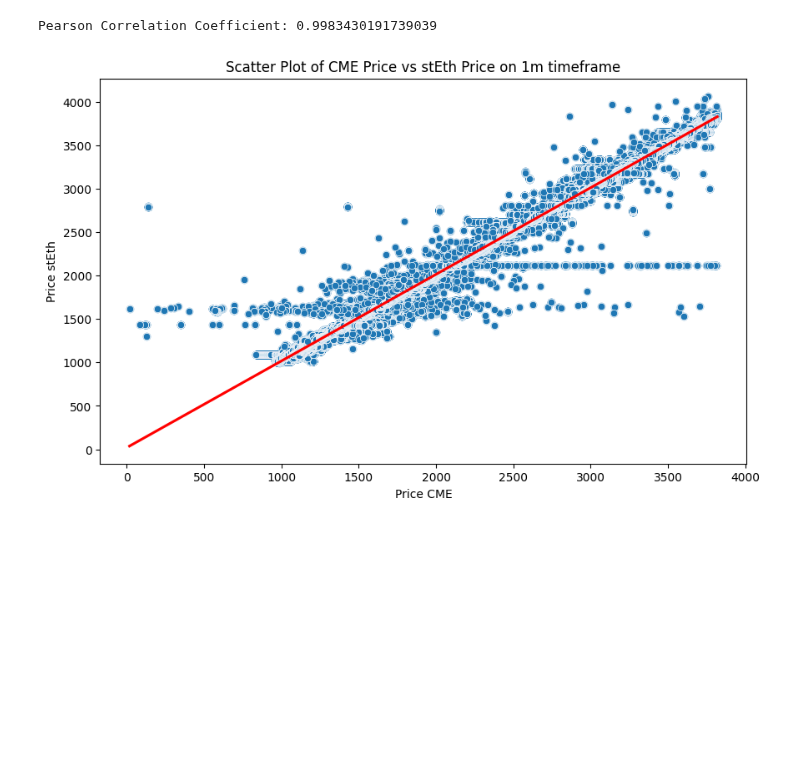
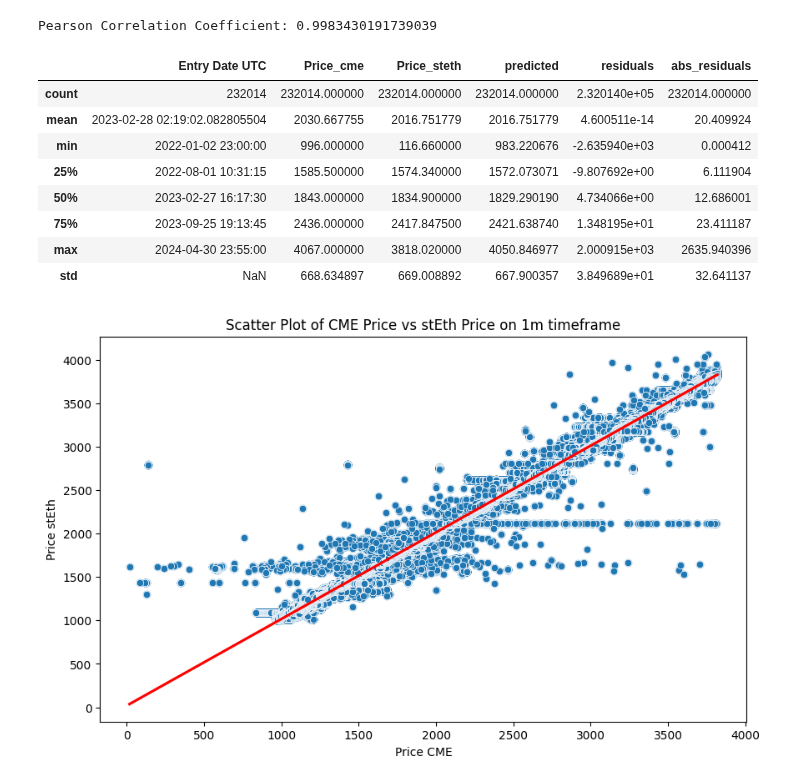
Before and after one commit to sjuanati/DataSciLabs, a Jupyter notebook: projects/cme/src/regression_all_tf.ipynb, the cells around one changed output. Drawn from its saved outputs; the diff is of its cells as text; code cells hidden in the pictures; blank space fills up the shorter version.

```diff
--- a/projects/cme/src/regression_all_tf.ipynb
+++ b/projects/cme/src/regression_all_tf.ipynb
@@ -109,6 +109,18 @@ show_scatter(dataset_5m, '5m')
 show_pearson_coef(dataset_5m)
 # %% [output]
 Pearson Correlation Coefficient: 0.9983430191739039
+# %%
+dataset_5m.describe()
+# %% [output]
+|  | Entry Date UTC | Price_cme | Price_steth | predicted | residuals | abs_residuals |
+| count | 232014 | 232014.000000 | 232014.000000 | 232014.000000 | 2.320140e+05 | 232014.000000 |
+| mean | 2023-02-28 02:19:02.082805504 | 2030.667755 | 2016.751779 | 2016.751779 | 4.600511e-14 | 20.409924 |
+| min | 2022-01-02 23:00:00 | 996.000000 | 116.660000 | 983.220676 | -2.635940e+03 | 0.000412 |
+| 25% | 2022-08-01 10:31:15 | 1585.500000 | 1574.340000 | 1572.073071 | -9.807692e+00 | 6.111904 |
+| 50% | 2023-02-27 16:17:30 | 1843.000000 | 1834.900000 | 1829.290190 | 4.734066e+00 | 12.686001 |
+| 75% | 2023-09-25 19:13:45 | 2436.000000 | 2417.847500 | 2421.638740 | 1.348195e+01 | 23.411187 |
+| max | 2024-04-30 23:55:00 | 4067.000000 | 3818.020000 | 4050.846977 | 2.000915e+03 | 2635.940396 |
+| std | NaN | 668.634897 | 669.008892 | 667.900357 | 3.849689e+01 | 32.641137 |
 # %%
 show_scatter(dataset_1m, '1m')
 # %% [output]
```
Also changed, not shown: parts of 1 cell of this notebook.
